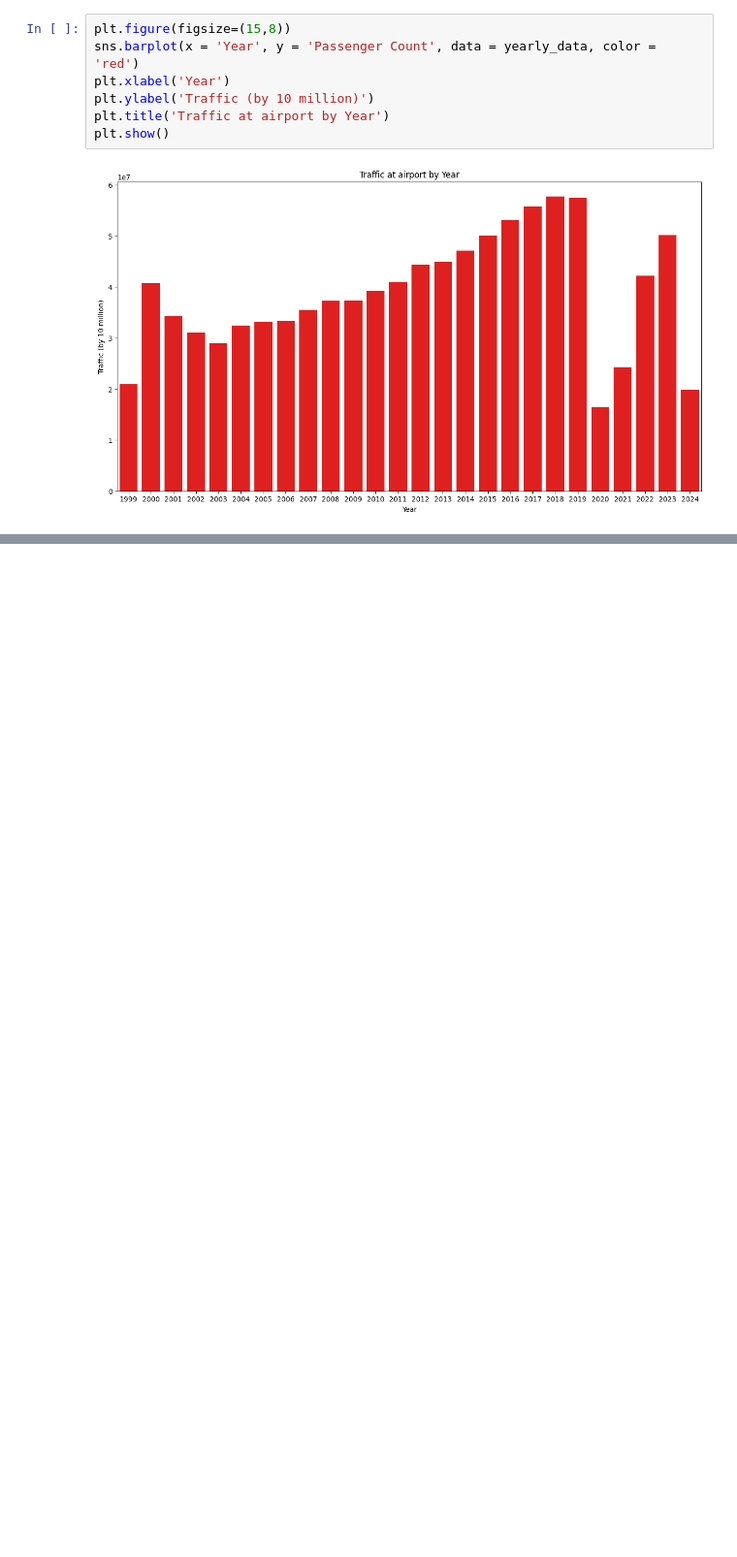
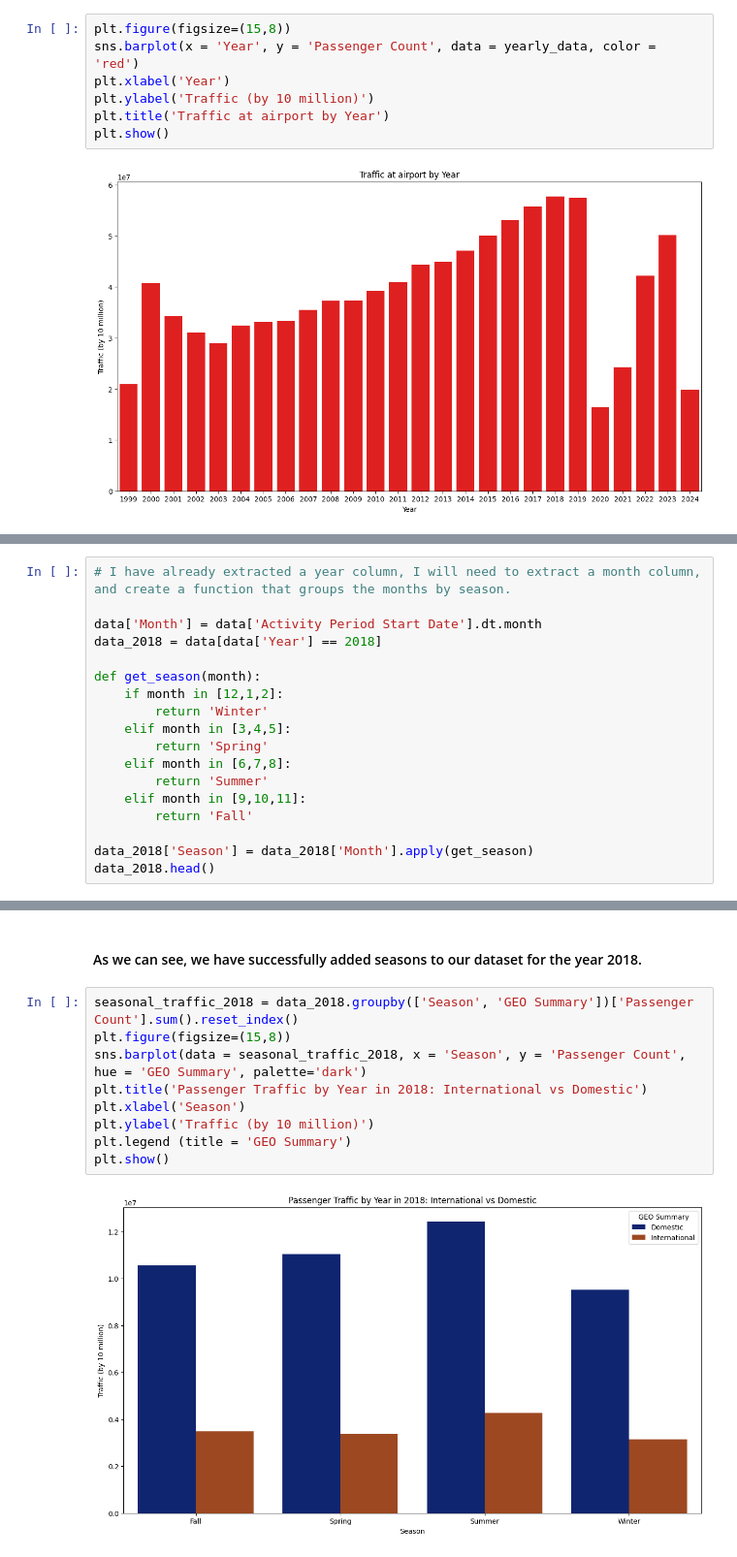
Before and after one commit to 17aabbas/SF-Airport-Analysis, a Jupyter notebook: SF Analysis.ipynb, the cells around one changed output, grey strips where cells are left out. Shown at 97% size. Saved outputs shown, nothing was run; the diff lists cells and outputs as text; blank space fills up the shorter version.

```diff
--- a/SF Analysis.ipynb
+++ b/SF Analysis.ipynb
@@ -330,0 +348,18 @@ plt.show()
+# %%
+# I have already extracted a year column, I will need to extract a month column, and create a function that groups the months by season.
+
+data['Month'] = data['Activity Period Start Date'].dt.month
+data_2018 = data[data['Year'] == 2018]
+
+def get_season(month):
+    if month in [12,1,2]:
+        return 'Winter'
+    elif month in [3,4,5]:
+        return 'Spring'
+    elif month in [6,7,8]:
+        return 'Summer'
+    elif month in [9,10,11]:
+        return 'Fall'
+
+data_2018['Season'] = data_2018['Month'].apply(get_season)
+data_2018.head()
@@ -330,0 +378,13 @@ plt.show()
+# %% [markdown]
+#### As we can see, we have successfully added seasons to our dataset for the year 2018.
+# %%
+seasonal_traffic_2018 = data_2018.groupby(['Season', 'GEO Summary'])['Passenger Count'].sum().reset_index()
+plt.figure(figsize=(15,8))
+sns.barplot(data = seasonal_traffic_2018, x = 'Season', y = 'Passenger Count', hue = 'GEO Summary', palette='dark')
+plt.title('Passenger Traffic by Year in 2018: International vs Domestic')
+plt.xlabel('Season')
+plt.ylabel('Traffic (by 10 million)')
+plt.legend (title = 'GEO Summary')
+plt.show()
+# %% [output]
+[figure, added]
```
Also changed, not shown: parts of 7 cells of this notebook.
